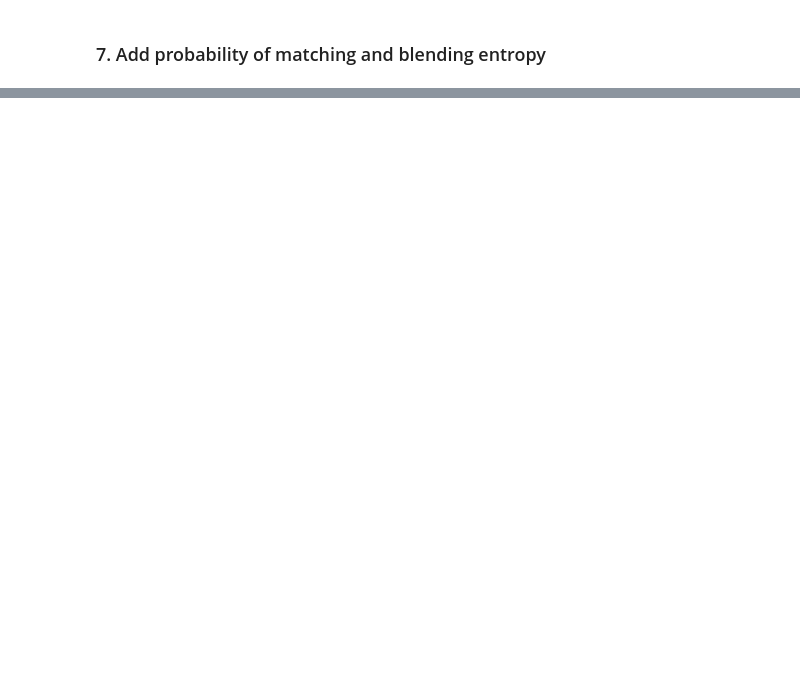
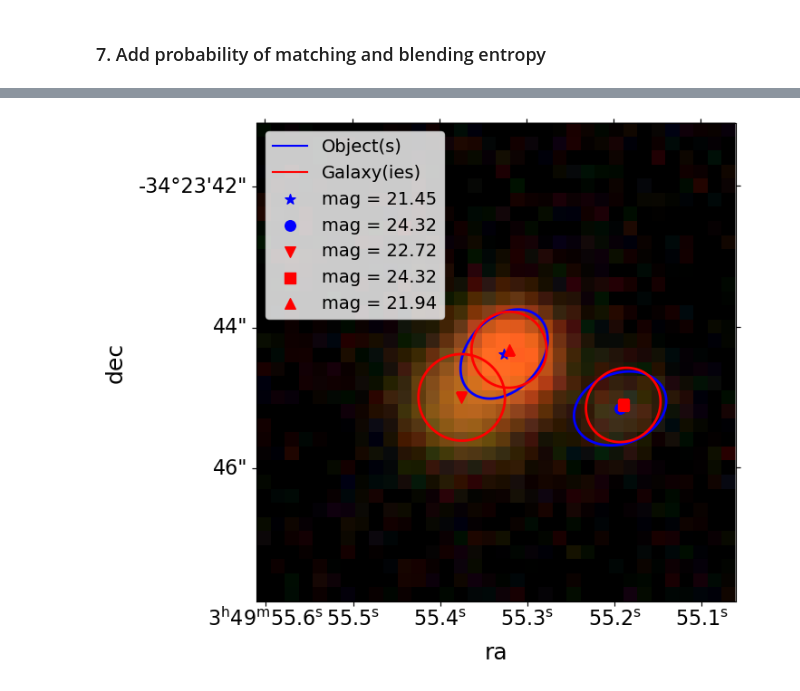
Before and after one commit to LSSTDESC/friendly, a Jupyter notebook: notebooks/Friendly_example_one_group.ipynb, the cells around one changed output, grey strips where cells are left out. Cells and saved outputs as stored; diff of their text form; code cells hidden in the pictures; blank space fills up the shorter version.

```diff
--- a/notebooks/Friendly_example_one_group.ipynb
+++ b/notebooks/Friendly_example_one_group.ipynb
@@ -268,0 +302,92 @@ list(G.nodes(data=True))
+# %%
+dc2_data_version = "2.2i_dr6_wfd"
+butler = desc_dc2_dm_data.get_butler(dc2_data_version)
+skymap = butler.get('deepCoadd_skyMap')
+patch = object_data['patch'][idx2[0]]
+dataId = {'tract':tract, 'patch': patch, 'filter':'i'}
+# %%
+size_in_pix = np.round(np.max([np.max(gal_infos['a']), np.max(obj_infos['a']), np.max(gal_infos['b']), np.max(obj_infos['b'])])/0.2)
+if size_in_pix%2 == 1:
+    size_in_pix += 1
+
+rough_size = 2*np.sqrt(np.max([np.max(gal_infos['a']*gal_infos['b']), np.max(obj_infos['a']*obj_infos['b'])]))
+
+size_in_pix += rough_size + 10
+
+dx_obj = (((object_data['ra'][idx2[0]] - object_data['ra'][idx2]) * np.cos(np.radians( (object_data['dec'][idx2]+object_data['dec'][idx2[0]]) / 2 )) * 3600 / 0.2)) #pixel displacement with respect to the position of the object #1
+dy_obj = ((object_data['dec'][idx2[0]] - object_data['dec'][idx2]) * 3600 / 0.2)
+
+dx_gal = (((object_data['ra'][idx2[0]] - truth_data['ra'][idx1]) * np.cos(np.radians( (truth_data['dec'][idx1]+object_data['dec'][idx2[0]]) / 2 )) * 3600 / 0.2)) #pixel displacement with respect to the position of the object #1
+dy_gal = ((object_data['dec'][idx2[0]] - truth_data['dec'][idx1]) * 3600 / 0.2)
+# %%
+markers = ['*', 'o', 'v', 's', '^', 'P', '*', 'o', 'v']
+
+cutout_size = size_in_pix  # 300 pixels -> about 1 arcmin; use even-number size!!
+cutout_extent = lsst.geom.ExtentI(cutout_size, cutout_size)
+
+############################################################################
+
+radec = lsst.geom.SpherePoint(object_data['ra'][idx2[0]], object_data['dec'][idx2[0]], lsst.geom.degrees)
+
+center = skymap.findTract(radec).getWcs().skyToPixel(radec)
+
+if np.floor(center.x) - np.round(center.x) == 0:
+    pix_center_x = center.x
+else:
+    pix_center_x = center.x + 1
+
+if np.floor(center.y) - np.round(center.y) == 0:
+    pix_center_y = center.y
+else:
+    pix_center_y = center.y + 1
+
+############################################################################
+l = 0
+k = 0
+
+bbox = lsst.geom.BoxI(lsst.geom.Point2I((pix_center_x - cutout_size*0.5-l, pix_center_y - cutout_size*0.5+k)), cutout_extent)
+
+cutout = butler.get("deepCoadd_sub", dataId=dataId, bbox=bbox)
+cutouts = [butler.get("deepCoadd_sub", bbox=bbox, tract=4026, patch=patch, filter=band) for band in "irg"]
+
+wcs = cutout.getWcs()
+off = lsst.geom.Extent2D(-(pix_center_x - cutout_size*0.5-l), -(pix_center_y - cutout_size*0.5+k))
+wcs_new = wcs.copyAtShiftedPixelOrigin(off)
+wcs_fits_meta = wcs_new.getFitsMetadata()
+
+image_arr = cutouts[0].getMaskedImage().getImage().array
+image_rgb = rgb.makeRGB(*cutouts, dataRange=1.2, Q=5)
+del cutouts  # let gc save some memory for us
+
+fig, ax = plt.subplots(subplot_kw={'projection': WCS(wcs_fits_meta)}, figsize=(7, 7), dpi=100)
+ax.imshow(image_rgb, origin='lower')
+
+############################################################################
+
+ax.plot([], [], 'b', label='Object(s)')
+ax.plot([], [], 'r', label='Galaxy(ies)')
+
+p_obj = ellipses.ab2AB(cutout_size/2+l,cutout_size/2-k, obj_infos['a'][idx2[0]], obj_infos['b'][idx2[0]], obj_infos['theta'][idx2[0]])
+ellipses.plot_shape(cutout_size/2+l, cutout_size/2-k, rough_size, p_obj, c='b', ls='-', ax=ax)
+ax.scatter(cutout_size/2+l, cutout_size/2-k, marker=markers[0], c='b', s=70,
+           label='mag = ' + str(round(float(object_data['mag_i_cModel'][idx2[0]]),2)))
+
+for i in range(1, len(idx2)):
+    p_obj = ellipses.ab2AB(cutout_size/2+l + dx_obj[idx2[i]], cutout_size/2-k - dy_obj[idx2[i]], obj_infos['a'][idx2[i]], obj_infos['b'][idx2[i]], obj_infos['theta'][idx2[i]])
+    ellipses.plot_shape(cutout_size/2+l + dx_obj[idx2[i]], cutout_size/2-k - dy_obj[idx2[i]], rough_size, p_obj, c='b', ls='-', ax=ax)
+    ax.scatter(cutout_size/2+l + dx_obj[idx2[i]], cutout_size/2-k - dy_obj[idx2[i]], marker=markers[i], c='b', s=70,
+              label='mag = ' + str(round(float(object_data['mag_i_cModel'][idx2[i]]),2)))
+
+for j in range(len(idx1)):
+    p_gal = ellipses.ab2AB(cutout_size/2+l + dx_gal[idx1[j]], cutout_size/2-k - dy_gal[idx1[j]], gal_infos['a'][idx1[j]], gal_infos['b'][idx1[j]], gal_infos['theta'][idx1[j]])
+    ellipses.plot_shape(cutout_size/2+l + dx_gal[idx1[j]], cutout_size/2-k - dy_gal[idx1[j]], rough_size, p_gal, c='r', ls='-', ax=ax)
+    ax.scatter(cutout_size/2+l + dx_gal[idx1[j]], cutout_size/2-k - dy_gal[idx1[j]], marker=markers[len(idx2)+j], c='r', s=70,
+              label='mag = ' + str(round(float(truth_data['mag_i'][idx1[j]]),2)) )
+
+ax.set_xlabel("ra", fontsize=18)
+ax.set_ylabel("dec", fontsize=18)
+
+ax.legend(prop={'size':14}, loc='upper left')
+ax.tick_params(axis='both', which='both', labelsize=16)
+# %% [output]
+[figure, added]
```
Also changed, not shown: parts of 23 cells of this notebook.
